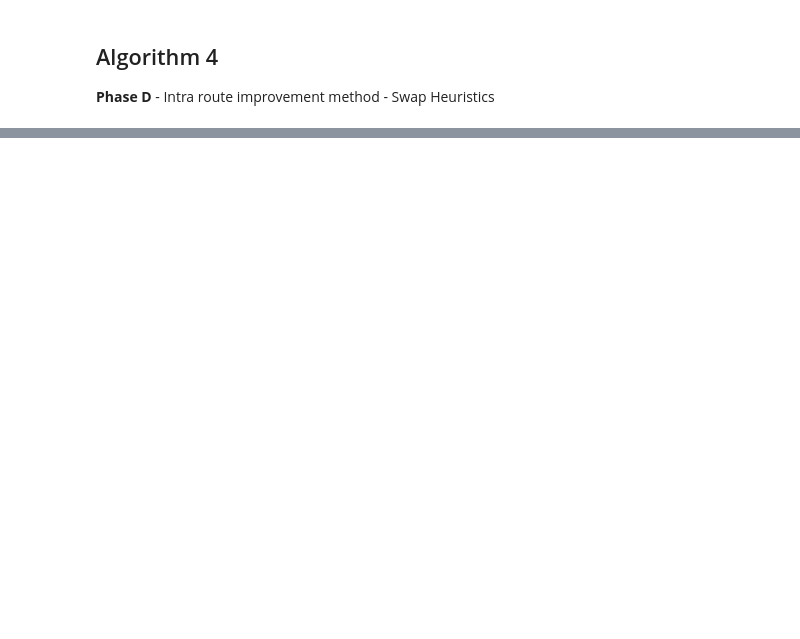
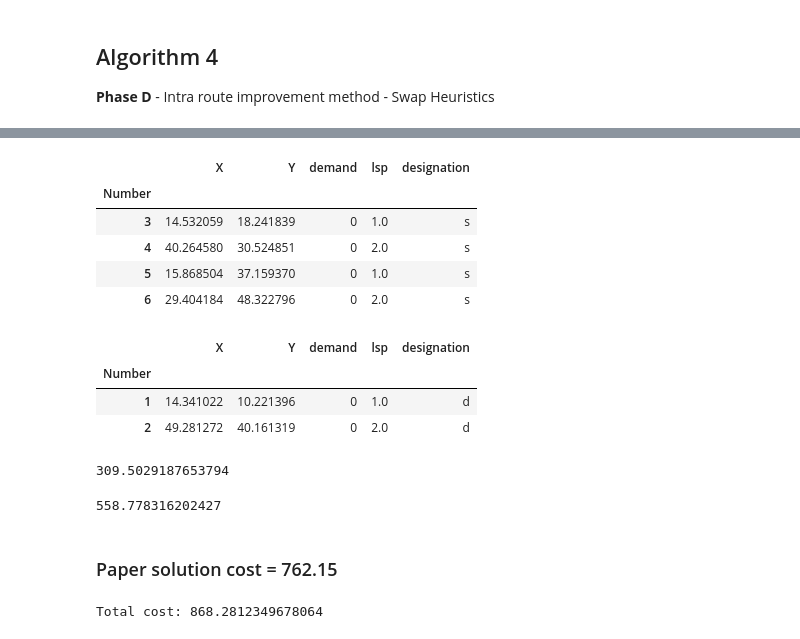
Before and after one commit to ayush4ise/Collaborative-Last-Mile-Delivery, a Jupyter notebook: heuristics.ipynb, the cells around one changed output, grey strips where cells are left out. Drawn from its saved outputs; the diff is of its cells as text; code cells hidden in the pictures; blank space fills up the shorter version.

Commit message:
initial logic solution

```diff
--- a/heuristics.ipynb
+++ b/heuristics.ipynb
@@ -404,0 +429,40 @@ algorithm_3(modified_customers, final_sat_pairs, n=5)
+# %%
+satellites
+# %% [output]
+|  | X | Y | demand | lsp | designation |
+| Number |  |  |  |  |  |
+| 3 | 14.532059 | 18.241839 | 0 | 1.0 | s |
+| 4 | 40.264580 | 30.524851 | 0 | 2.0 | s |
+| 5 | 15.868504 | 37.159370 | 0 | 1.0 | s |
+| 6 | 29.404184 | 48.322796 | 0 | 2.0 | s |
+# %%
+depots
+# %% [output]
+|  | X | Y | demand | lsp | designation |
+| Number |  |  |  |  |  |
+| 1 | 14.341022 | 10.221396 | 0 | 1.0 | d |
+| 2 | 49.281272 | 40.161319 | 0 | 2.0 | d |
+# %%
+# first echelon distance = distance from depot to satellite 1 + distance from satellite 1 to satellite 2 + distance from satellite 2 to depot
+first_echelon_distance = 2*100 # fixed cost of one vehicle per lsp = 100
+for lsp in satellites['lsp'].unique():
+    sat = satellites[satellites['lsp'] == lsp]
+    depot = depots[depots['lsp'] == lsp]
+    first_echelon_distance += euclidean_distance(depot['X'].values[0], depot['Y'].values[0], sat.iloc[0]['X'], sat.iloc[0]['Y'])
+    first_echelon_distance += euclidean_distance(sat.iloc[0]['X'], sat.iloc[0]['Y'], sat.iloc[1]['X'], sat.iloc[1]['Y'])
+    first_echelon_distance += euclidean_distance(sat.iloc[1]['X'], sat.iloc[1]['Y'], depot['X'].values[0], depot['Y'].values[0])
+
+first_echelon_distance
+# %% [output]
+309.5029187653794
+# %%
+second_echelon_distance = sum([vehicle['distance'] for vehicle in vehicle_routes]) + 50*8
+second_echelon_distance
+# %% [output]
+558.778316202427
+# %% [markdown]
+### Paper solution cost = 762.15
+# %%
+print('Total cost:', first_echelon_distance + second_echelon_distance)
+# %% [output]
+Total cost: 868.2812349678064
```
Also changed, not shown: parts of 4 cells of this notebook.
